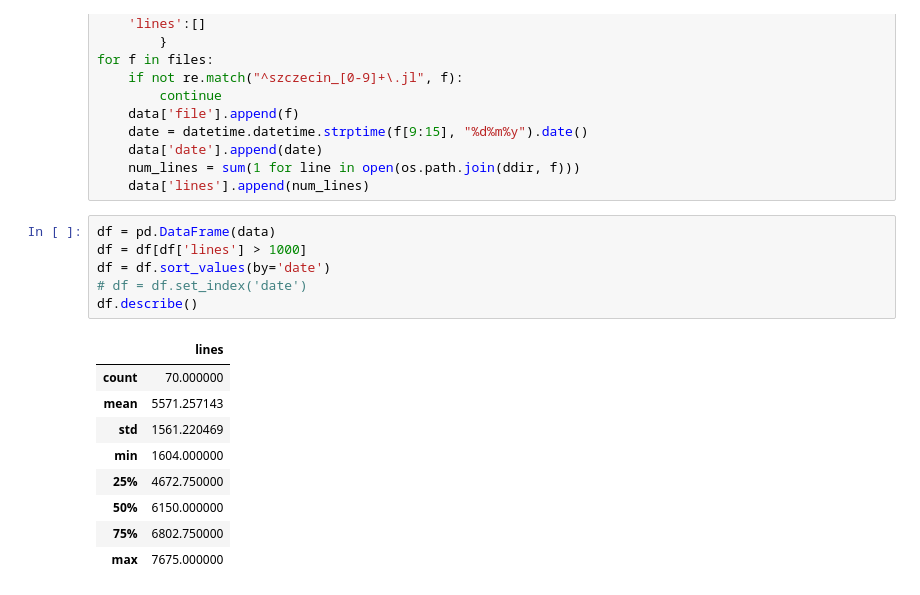
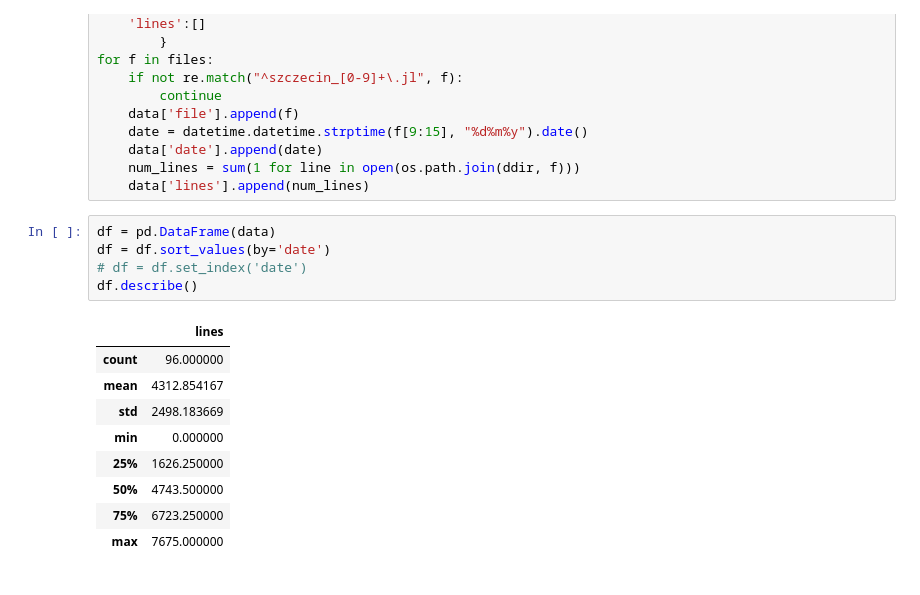
Before and after one commit to Najsztub/SzczecinAnalysis, a Jupyter notebook: Szczecin analysis.ipynb, the cells around one changed output. Drawn from its saved outputs; the diff is of its cells as text.

```diff
--- a/Szczecin analysis.ipynb
+++ b/Szczecin analysis.ipynb
@@ -26,17 +27,16 @@ for f in files:
     data['lines'].append(num_lines)
 # %%
 df = pd.DataFrame(data)
-df = df[df['lines'] > 1000]
 df = df.sort_values(by='date')
 # df = df.set_index('date')
 df.describe()
 # %% [output]
 |  | lines |
-| count | 70.000000 |
-| mean | 5571.257143 |
-| std | 1561.220469 |
-| min | 1604.000000 |
-| 25% | 4672.750000 |
-| 50% | 6150.000000 |
-| 75% | 6802.750000 |
+| count | 96.000000 |
+| mean | 4312.854167 |
+| std | 2498.183669 |
+| min | 0.000000 |
+| 25% | 1626.250000 |
+| 50% | 4743.500000 |
+| 75% | 6723.250000 |
 | max | 7675.000000 |
```
Also changed, not shown: parts of 46 cells of this notebook, 1 other file.
